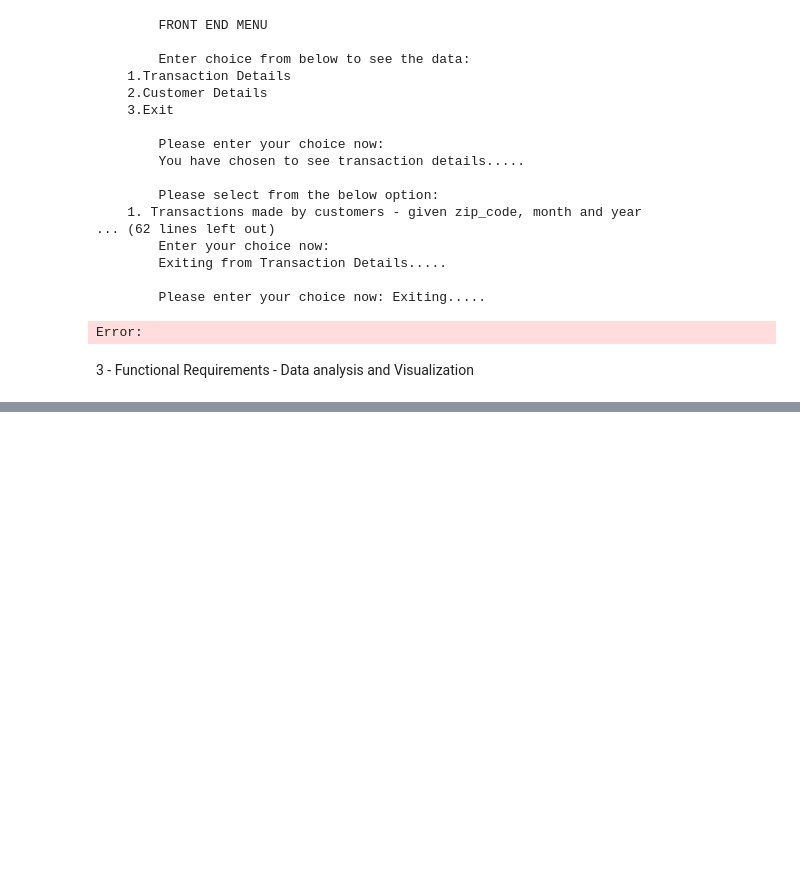
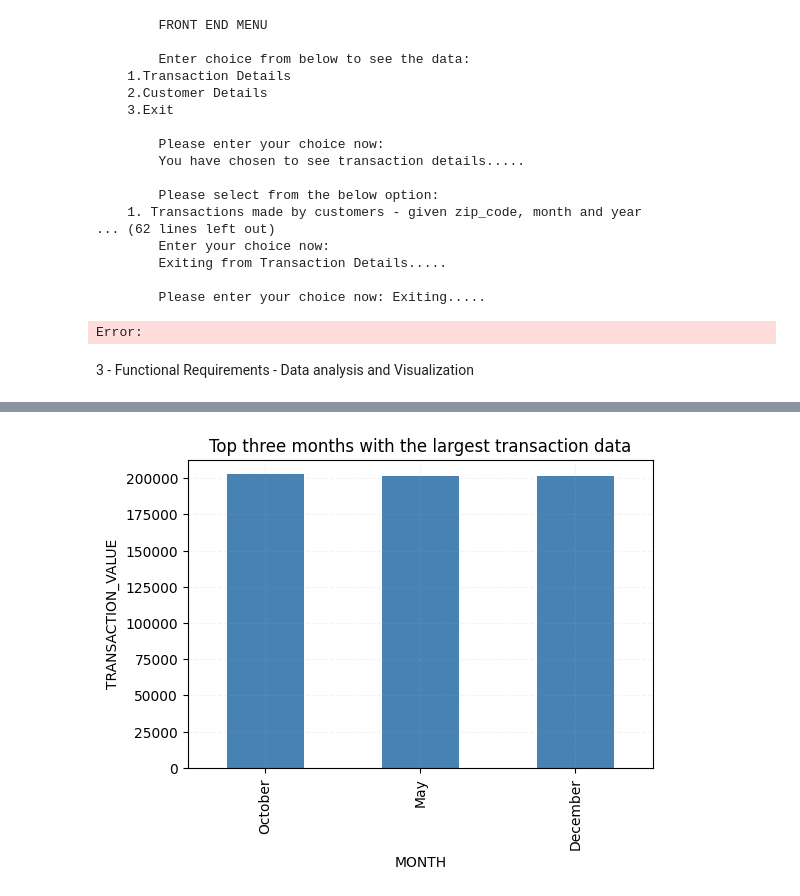
Before and after one commit to Priyakrishnan101/capstone, a Jupyter notebook: ETL_CS.ipynb, the cells around one changed output, grey strips where cells are left out. Cells and saved outputs as stored; diff of their text form; code cells hidden in the pictures; blank space fills up the shorter version.

```diff
--- a/ETL_CS.ipynb
+++ b/ETL_CS.ipynb
@@ -791,0 +808,16 @@ top_cust_df.reset_index()
+# %%
+#top three months with the largest transaction data
+credit_df_pandas = load_to_credit_pandas()
+largest_tr_df = credit_df_pandas[["TIMEID","TRANSACTION_VALUE"]]
+largest_tr_df = largest_tr_df.astype({"TIMEID":'datetime64'})
+largest_tr_df['MONTH'] = largest_tr_df['TIMEID'].dt.month_name()
+largest_tr_df.drop(columns = 'TIMEID',inplace= True)
+largest_tr_df = largest_tr_df.groupby('MONTH')['TRANSACTION_VALUE'].sum().sort_values(ascending=False).head(3)
+largest_tr_df.plot(x = "MONTH", y="TRANSACTION_VALUE", kind = "bar",color='SteelBlue',figsize=(6, 4))
+plt.xlabel("MONTH")
+plt.ylabel("TRANSACTION_VALUE")
+plt.title("Top three months with the largest transaction data")
+plt.grid(linestyle='dashed', axis="both",zorder=0.99,alpha = 0.15)
+#plt.yticks(list(range(0,7000,500)))
+# %% [output]
+[figure, added]
```
Also changed, not shown: parts of 22 cells of this notebook, 1 other file.
